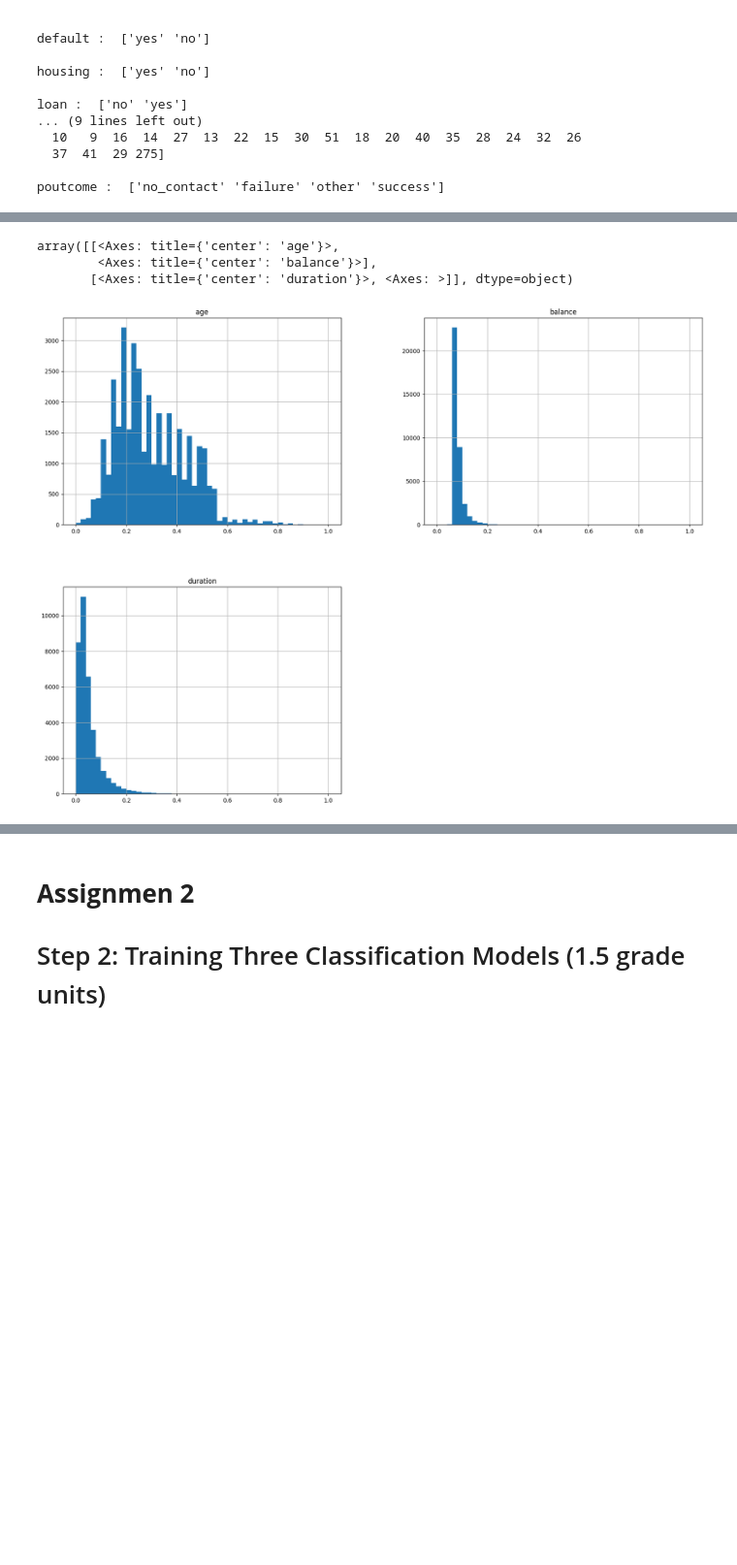
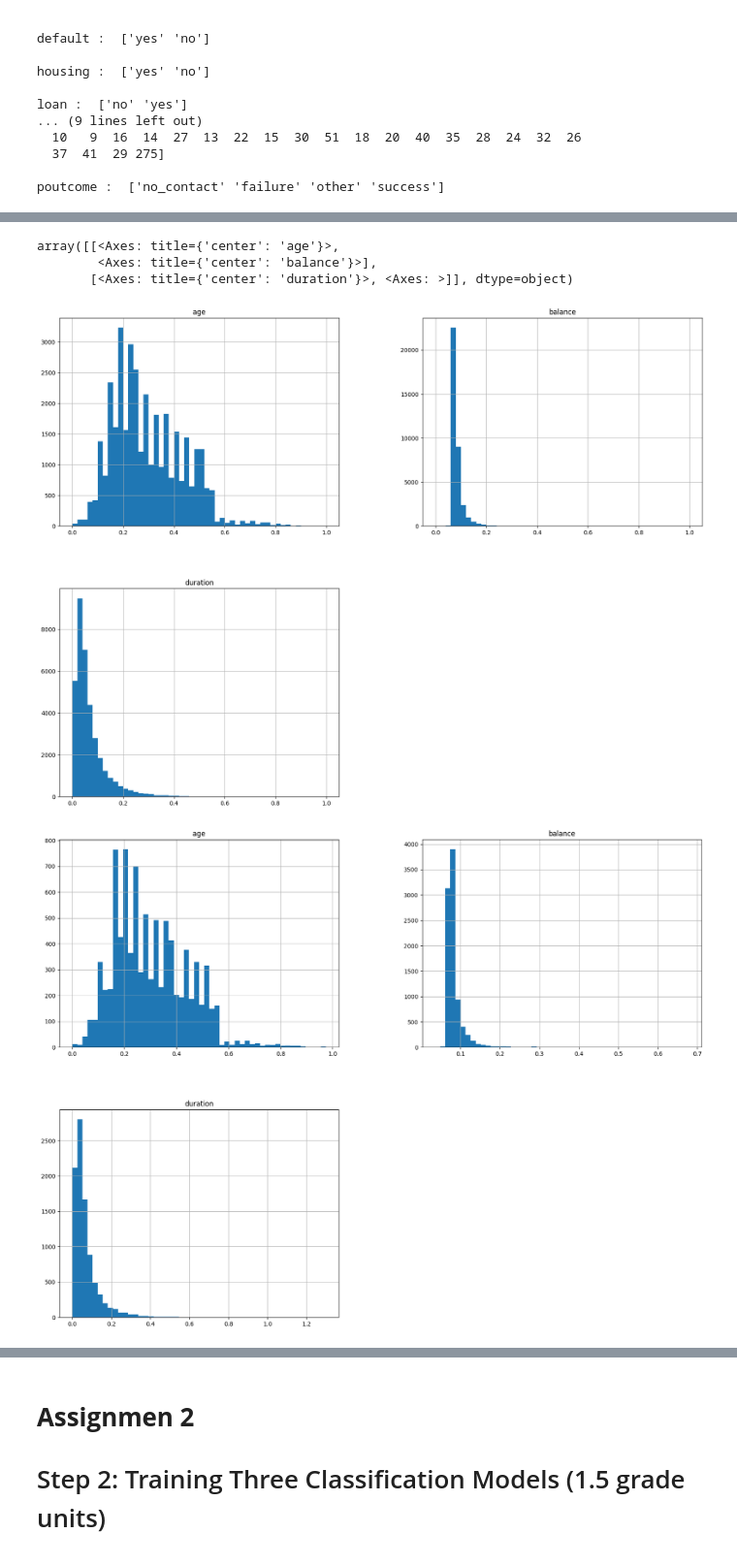
Before and after one commit to MikaVilpo/TUAS-IntroDataAndAI, a Jupyter notebook: DEAI_Assignment 1.ipynb, the cells around one changed output, grey strips where cells are left out. Shown at 97% size. Cells and saved outputs as stored; diff of their text form; code cells hidden in the pictures; blank space fills up the shorter version.

```diff
--- a/DEAI_Assignment 1.ipynb
+++ b/DEAI_Assignment 1.ipynb
@@ -673,3 +723,6 @@ normalizer = preprocessing.MinMaxScaler()
 # %%
 # Normalize some of the numerical columns with a scaler
 normalized_values = normalizer.fit_transform(normalized_columns)
+normalized_values_test = normalizer.transform(normalized_columns_test)
+
+normalized_values, normalized_values_test
@@ -676,5 +744,7 @@ normalized_values = normalizer.fit_transform(normalized_columns)
 # %%
-# Apply the normalized values to the
+# Apply the normalized values to the dataframes
 normalized_columns = pd.DataFrame(normalized_values, columns=normalized_columns.columns)
-normalized_columns
+normalized_columns_test = pd.DataFrame(normalized_values_test, columns=normalized_columns_test.columns)
+
+normalized_columns, normalized_columns_test
 # %% [output]
@@ -694,10 +768,12 @@ normalized_columns
 # %%
 # See how normalized values stack up
 normalized_columns.hist(bins=50, figsize=(20,15))
+normalized_columns_test.hist(bins=50, figsize=(20,15))
 # %% [output]
 array([[<Axes: title={'center': 'age'}>,
         <Axes: title={'center': 'balance'}>],
        [<Axes: title={'center': 'duration'}>, <Axes: >]], dtype=object)
-[figure, old version]
+[figure, new version]
+[figure, added]
 # %%
 # Combine now all the handled columns into a single dataframe
```
Also changed, not shown: parts of 23 cells of this notebook.
